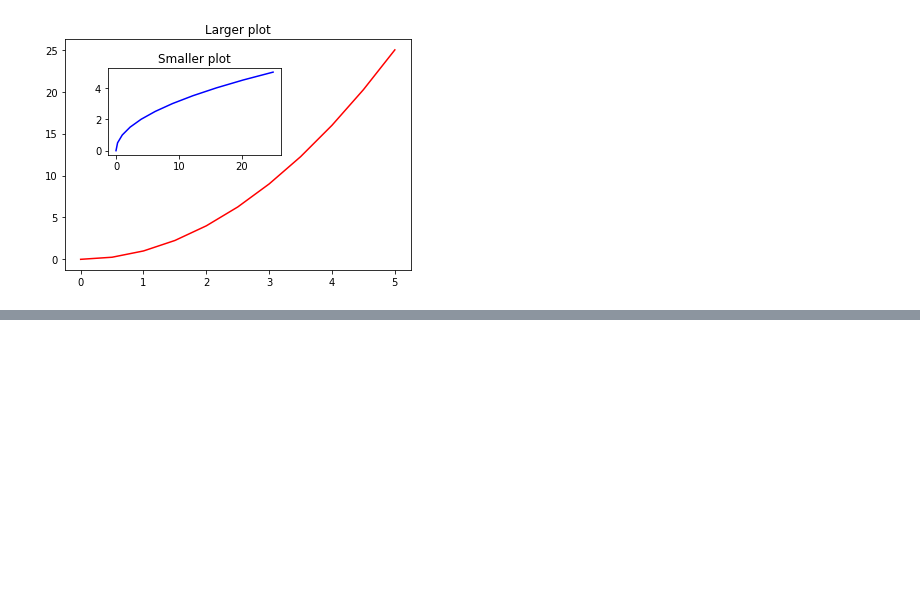
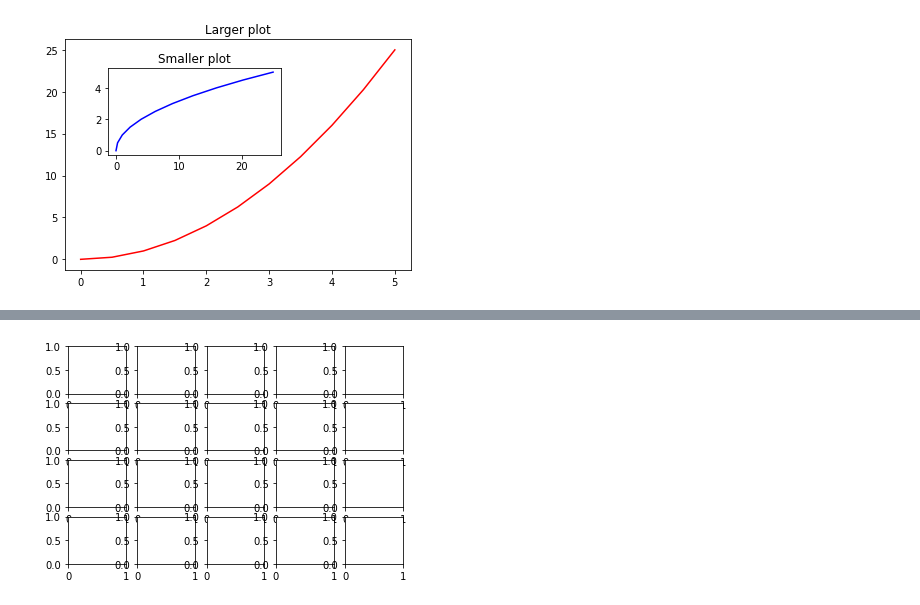
Before and after one commit to MIDAS-26/DS_ML, a Jupyter notebook: Matplotlib_Basics.ipynb, the cells around one changed output, grey strips where cells are left out. Cells and saved outputs as stored; diff of their text form; code cells hidden in the pictures; blank space fills up the shorter version.

```diff
--- a/Matplotlib_Basics.ipynb
+++ b/Matplotlib_Basics.ipynb
@@ -79,0 +90,4 @@ fig,axes = plt.subplots(nrows=1, ncols=2)
+# %%
+fig,axes = plt.subplots(nrows=4, ncols=5)
+# %% [output]
+[figure, added]
```
Also changed, not shown: parts of 4 cells of this notebook, 1 other file.
